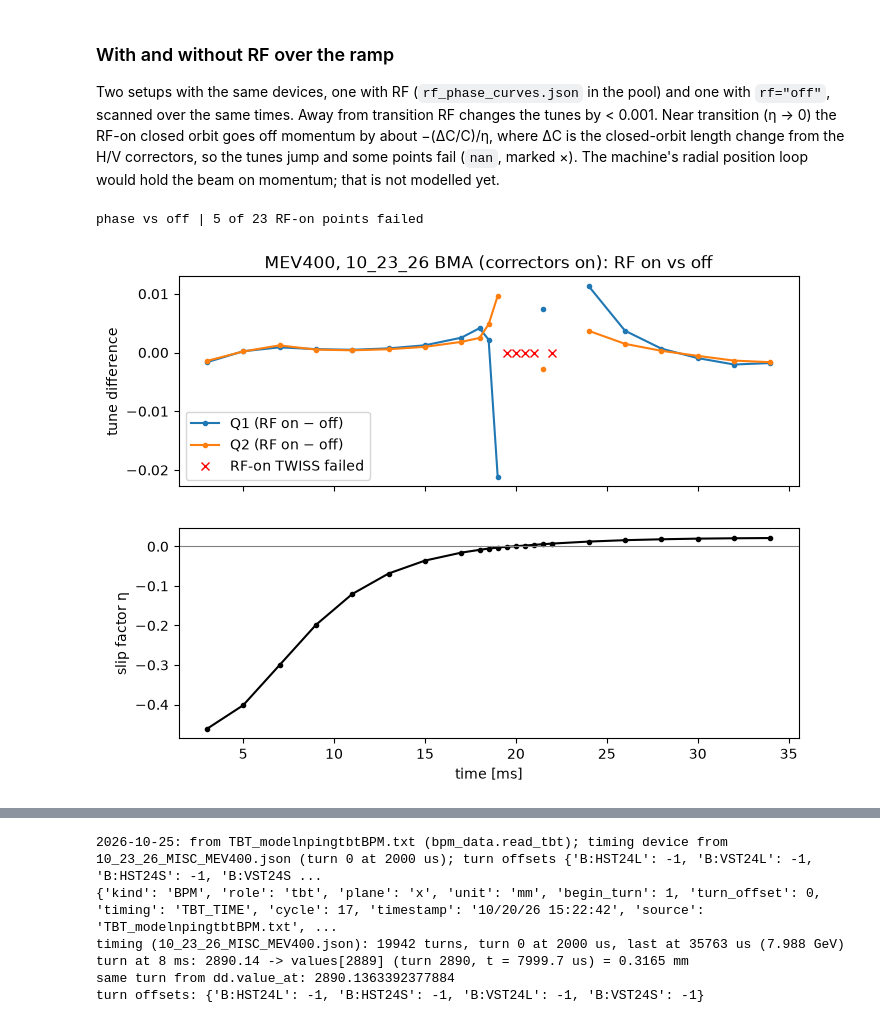
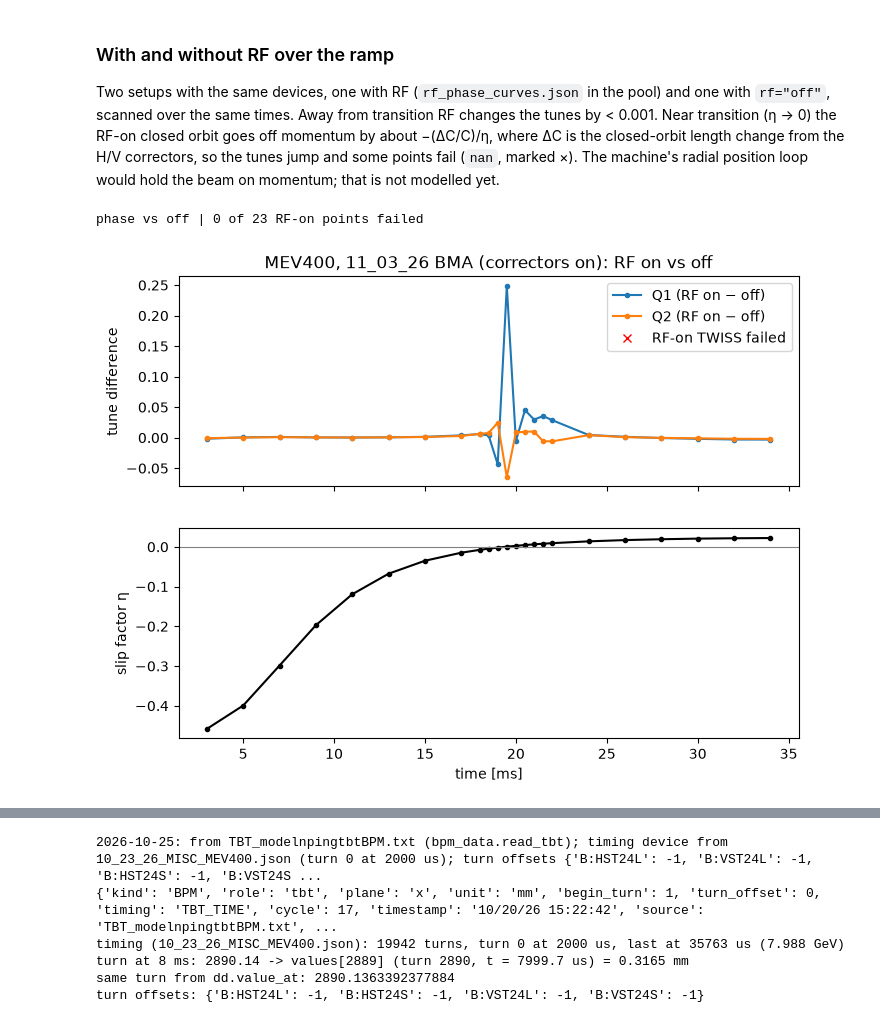
Before and after one commit to fermi-ad/booster_lattice_files, a Jupyter notebook: examples.ipynb, the cells around one changed output, grey strips where cells are left out. Drawn from its saved outputs; the diff is of its cells as text; code cells hidden in the pictures.

```diff
--- a/examples.ipynb
+++ b/examples.ipynb
@@ -25,7 +25,7 @@ from madx_input import write_common, common_values
 # fresh PIP-II run at injection first: BMA currents at 2000 us, no RF, no painting offsets
 import run_madx as rm
 rm.run_point(rm.prepare(rm.Config(lattice="madx_files/PIP_II_Booster_lattice.madx",
-    devices=["data_Booster/10_23_26_BMA.json", "data_Booster/10_23_26_MISC_PIP_II.json"])), 2000.0)
+    devices=["data_Booster/11_03_26_BMA.json", "data_Booster/11_03_26_MISC_PIP_II.json"])), 2000.0)
 
 t = TfsTable("madx_files/PIP_II_Booster_twiss.outx")
 t
@@ -840,7 +890,7 @@ python helper_scripts/run_madx.py --lattice madx_files/MEV400_Booster_lattice.ma
 import run_madx as rm
 
 cfg = rm.Config(lattice="madx_files/PIP_II_Booster_lattice.madx",
-                devices=["data_Booster/10_23_26_BMA.json", "data_Booster/10_23_26_MISC_PIP_II.json"],
+                devices=["data_Booster/11_03_26_BMA.json", "data_Booster/11_03_26_MISC_PIP_II.json"],
                 overrides={"Y_ORBUMP": -0.097, "Y_PM": -0.016, "X_PM": 0.0061})   # painting offsets [m]
 setup = rm.prepare(cfg)
 print(len(setup.devs), "devices, overrides", setup.overridden, "| RF mode", setup.rf_mode, "| painting", setup.painting, "| runs in", setup.folder)
@@ -855,9 +905,9 @@ KE_true = 0.7904 GeV  Q1 = 6.7614  Q2 = 6.8377  xi1 = -8.47  xi2 = -3.08
 # %% [markdown]
 Overrides: a whole group, one part of a group, a whole family (`batch_override`), and a typo (warned and ignored).
 # %%
-pool = rm.load_devices(["data_Booster/10_23_26_BMA.json", "data_Booster/10_23_26_MISC_MEV400.json"])
+pool = rm.load_devices(["data_Booster/11_03_26_BMA.json", "data_Booster/11_03_26_MISC_MEV400.json"])
 ocfg = rm.Config(lattice="madx_files/MEV400_Booster_lattice.madx",
-                devices=["data_Booster/10_23_26_BMA.json", "data_Booster/10_23_26_MISC_MEV400.json"],
+                devices=["data_Booster/11_03_26_BMA.json", "data_Booster/11_03_26_MISC_MEV400.json"],
                 overrides={"B:HL3": 0.0,       # group: I_HL3 = B:BFLAT only
                            "B:QL1O": 5.0,      # part: I_QL1 = S * QL1T(t - dtoff) + 5
                            "B:HL33": 1.0})     # typo: warning, ignored
@@ -926,32 +976,32 @@ df[["t", "ke_true", "ke", "q1", "q2", "chrom1", "chrom2", "betx_bpm_l11", "I_QL1
 ### With and without RF over the ramp
 Two setups with the same devices, one with RF (`rf_phase_curves.json` in the pool) and one with `rf="off"`, scanned over the same times. Away from transition RF changes the tunes by < 0.001. Near transition (η → 0) the RF-on closed orbit goes off momentum by about −(ΔC/C)/η, where ΔC is the closed-orbit length change from the H/V correctors, so the tunes jump and some points fail (`nan`, marked ×). The machine's radial position loop would hold the beam on momentum; that is not modelled yet.
 # %%
-devices = ["data_Booster/10_23_26_BMA.json", "data_Booster/10_23_26_MISC_MEV400.json", "data_Booster/rf_phase_curves.json"]
+devices = ["data_Booster/11_03_26_BMA.json", "data_Booster/11_03_26_MISC_MEV400.json", "data_Booster/rf_phase_curves.json"]
 lattice = "madx_files/MEV400_Booster_lattice.madx"
 with_rf = rm.prepare(rm.Config(lattice=lattice, devices=devices))
 no_rf = rm.prepare(rm.Config(lattice=lattice, devices=devices, rf="off"))
 times = np.r_[np.arange(3000, 17001, 2000), np.arange(18000, 22001, 500), np.arange(24000, 34001, 2000)]
 eta = lambda res: {"eta": 1 / res.twiss.header["GAMMATR"] ** 2 - 1 / res.twiss.header["GAMMA"] ** 2}
 on = rm.scan(with_rf, times, verbose=False)
 off = rm.scan(no_rf, times, verbose=False, collect=eta)
 print(with_rf.rf_mode, "vs", no_rf.rf_mode, "|", int(on.q1.isna().sum()), "of", len(times), "RF-on points failed")
 
 fig, (ax1, ax2) = plt.subplots(2, 1, figsize=(8, 6), sharex=True)
 ax1.plot(off.t / 1000, on.q1 - off.q1, ".-", label="Q1 (RF on − off)")
 ax1.plot(off.t / 1000, on.q2 - off.q2, ".-", label="Q2 (RF on − off)")
 bad = on.q1.isna()
 ax1.plot(off.t[bad] / 1000, np.zeros(bad.sum()), "rx", label="RF-on TWISS failed")
 ax1.set_ylabel("tune difference")
 ax1.legend()
 ax2.plot(off.t / 1000, off.eta, ".-", color="k")
 ax2.axhline(0, color="gray", lw=0.8)
 ax2.set_ylabel("slip factor η")
 ax2.set_xlabel("time [ms]")
-ax1.set_title("MEV400, 10_23_26 BMA (correctors on): RF on vs off")
+ax1.set_title("MEV400, 11_03_26 BMA (correctors on): RF on vs off")
 plt.show()
 # %% [output]
-phase vs off | 5 of 23 RF-on points failed
+phase vs off | 0 of 23 RF-on points failed
-[figure, old version]
+[figure, new version]
 # %% [markdown]
 ## 7. `bpm_data.py`: BPM turn-by-turn data and turn timing
 
```
Also changed, not shown: parts of 50 cells of this notebook, 38 other files.
